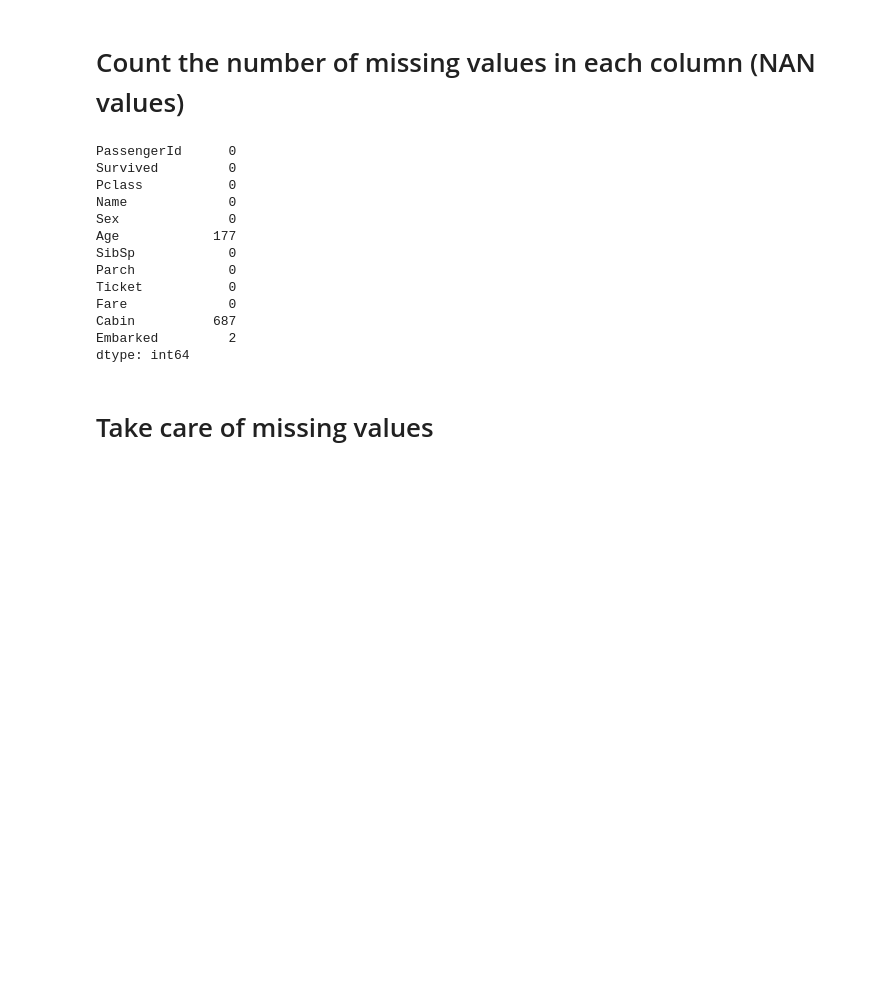
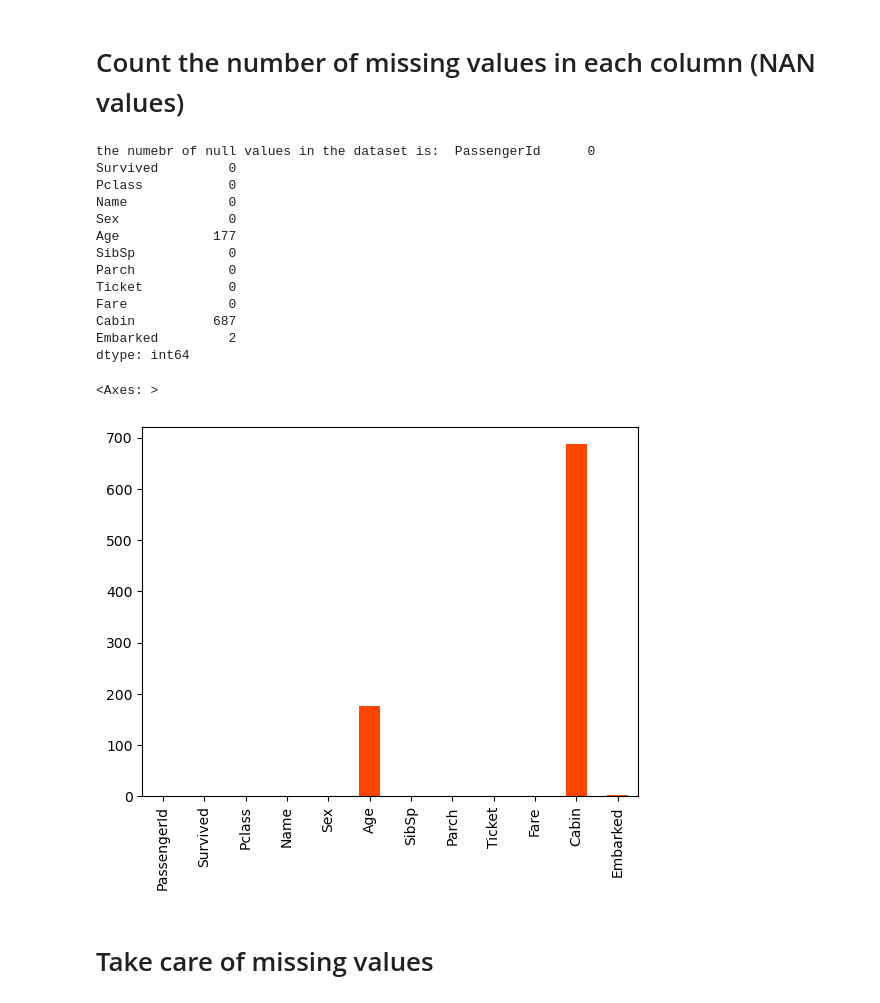
Before and after one commit to BhaskarSamanta/machinelearning_algorithms, a Jupyter notebook: Data_Operations.ipynb, the cells around one changed output. Saved outputs shown, nothing was run; the diff lists cells and outputs as text; code cells hidden in the pictures; blank space fills up the shorter version.

Commit message:
pandas operation and plotting

```diff
--- a/Data_Operations.ipynb
+++ b/Data_Operations.ipynb
@@ -90,22 +115,30 @@ Name: count, dtype: int64
 # Count the number of missing values in each column (NAN values)
 # %%
 import pandas as pd
+import matplotlib.pyplot as plt
+
 df = pd.read_csv("titanic.csv")
-df.isnull().sum()
+count_of_null=df.isnull().sum()
+
+print('the numebr of null values in the dataset is: ',count_of_null)
+
+count_of_null.plot(kind='bar',color='orangered')
 # %% [output]
-PassengerId      0
+the numebr of null values in the dataset is:  PassengerId      0
 Survived         0
 Pclass           0
 Name             0
 Sex              0
 Age            177
 SibSp            0
 Parch            0
 Ticket           0
 Fare             0
 Cabin          687
 Embarked         2
 dtype: int64
+<Axes: >
+[figure, added]
 # %% [markdown]
 # Take care of missing values
 # %%
```
Also changed, not shown: parts of 9 cells of this notebook, 2 other files.
